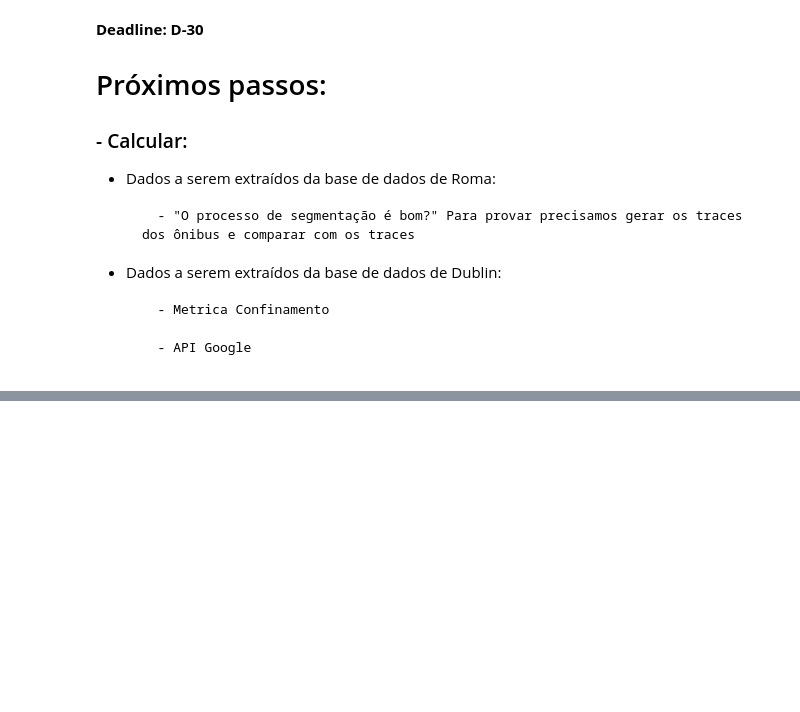
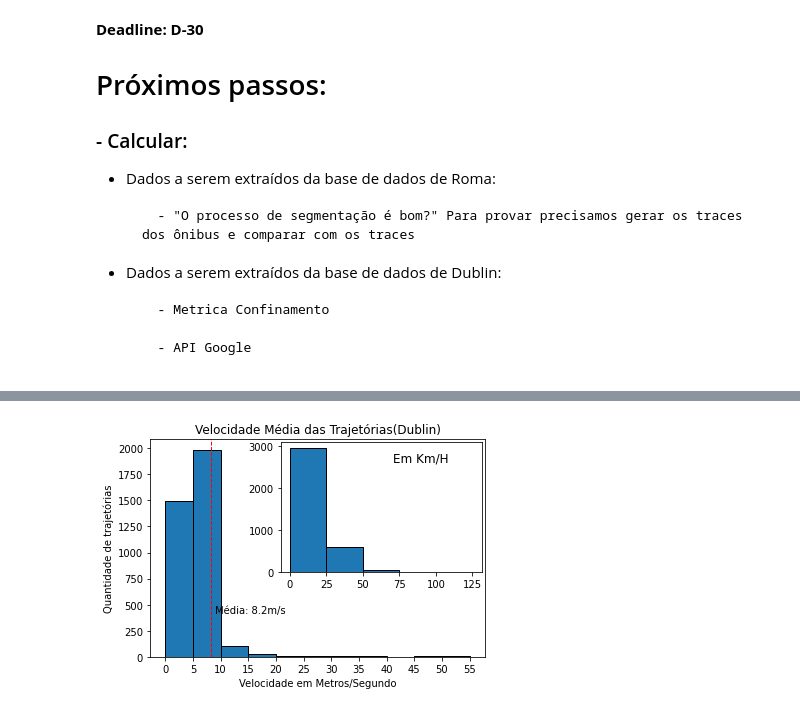
Before and after one commit to TulioNPL/Pesquisa, a Jupyter notebook: jupyter/main.ipynb, the cells around one changed output, grey strips where cells are left out. Saved outputs shown, nothing was run; the diff lists cells and outputs as text; code cells hidden in the pictures; blank space fills up the shorter version.

```diff
--- a/jupyter/main.ipynb
+++ b/jupyter/main.ipynb
@@ -706,32 +710,34 @@ velMedias = velMedia(tempoTrip,tamTrips)
 # %%
 ### Plota o gráfico do tempo de trajetórias
 velMedias = [i for i in velMedias if int(i) > 0]
 velMediasKmH = [(i*3.6) for i in velMedias]
 
 fig, ax = plt.subplots()
 axIns = ax.inset_axes([0.39, 0.39, 0.6, 0.6])
 
 index = np.arange(0,56,5)
 index = [int(i) for i in index]
 
 ax.set_xticks(index)
 
 plt.hist(velMedias, bins=range(0,56,5), edgecolor='black',align='mid',rwidth=1.5)
 axIns.hist(velMediasKmH, bins=range(0,126,25), edgecolor='black',align='mid')
 
 #plota linha com média
 plt.axvline(np.mean(velMedias), color='red', linestyle='dashed', linewidth=1)
 min_ylim, max_ylim = plt.ylim()
 plt.text(np.mean(velMedias)*1.1, max_ylim*0.2, 'Média: {:.1f}m/s'.format(np.mean(velMedias)))
 
 axIns.set_title("Em Km/H",x=0.7,y=0.8)
-plt.title('Velocidade Média das Trajetórias')
+plt.title('Velocidade Média das Trajetórias(Dublin)')
 plt.xlabel('Velocidade em Metros/Segundo')
 plt.ylabel('Quantidade de trajetórias')
 
 plt.savefig(path+"/img/histVelTrips_Dublin.png", dpi=300, transparent=False,
             facecolor='white')
 plt.show()
+# %% [output]
+[figure, added]
 # %%
 def tempoPorTrip():
     tempoTrips = []
```
Also changed, not shown: parts of 7 cells of this notebook, 6 other files.
